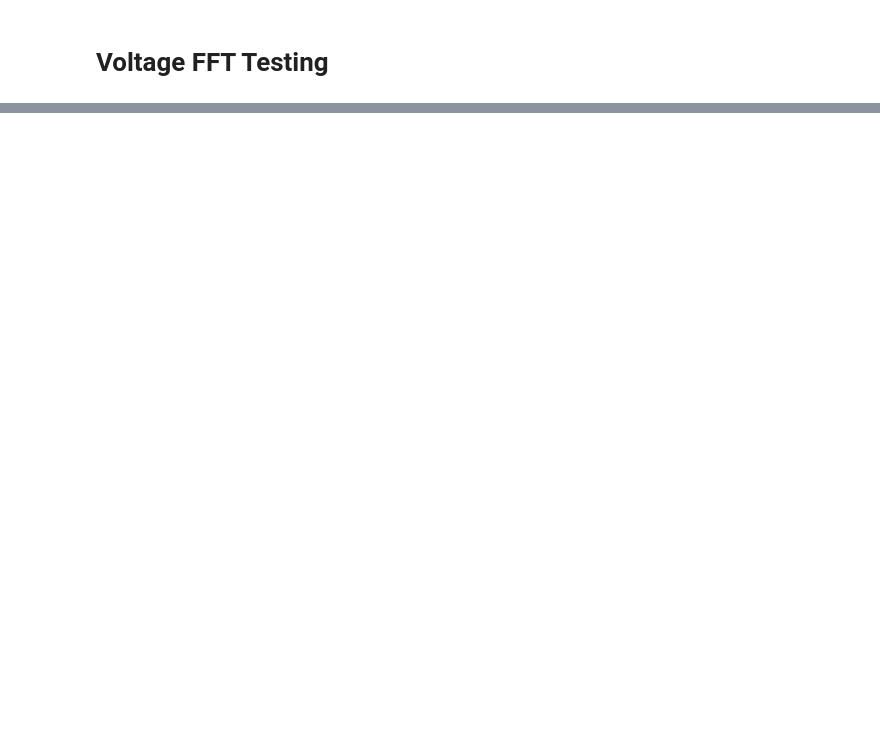
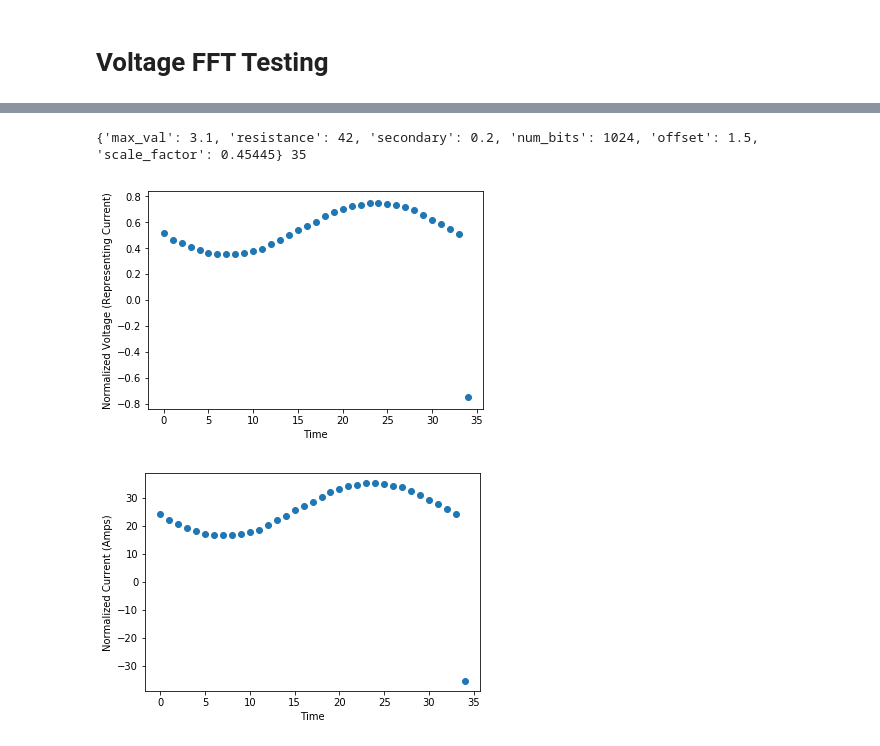
Before and after one commit to power-analyzer/backend, a Jupyter notebook: Voltage and Current FFT Test.ipynb, the cells around one changed output, grey strips where cells are left out. Saved outputs shown, nothing was run; the diff lists cells and outputs as text; code cells hidden in the pictures; blank space fills up the shorter version.

```diff
--- a/Voltage and Current FFT Test.ipynb
+++ b/Voltage and Current FFT Test.ipynb
@@ -77,0 +143,28 @@ abs_fft[1]/34*2/math.sqrt(2)
+# %%
+np_currents = np.array(currents)
+
+Iin = I_IN
+print(I_IN, len(np_currents))
+translated_i = ((np_currents/1024*3.1))
+
+Imax = max(translated_i)
+Imin = min(translated_i)
+offset = (Imin + Imax)/2.0
+
+translated_i = (translated_i - offset)
+
+# Normalize
+graph(translated_i, x_label="Time", y_label="Normalized Voltage (Representing Current)")
+
+x = translated_i
+# Convert Voltage to current
+# (6.406266326*10^12-5.308287991*10^9*I)*N^2*x
+# /(2.715290040*10^14*N+(1.326246007*10^9*I)*x-1.600357741*10^12*x)
+translated_i = (6.406266326E3-5.308287991j)*N*N*x \
+            /(2.715290040E5*N+1.326246007j*x-1.600357741E3*x)
+
+graph(translated_i, x_label="Time", y_label="Normalized Current (Amps)")
+# %% [output]
+{'max_val': 3.1, 'resistance': 42, 'secondary': 0.2, 'num_bits': 1024, 'offset': 1.5, 'scale_factor': 0.45445} 35
+[figure, added]
+[figure, added]
```
Also changed, not shown: parts of 24 cells of this notebook, 1 other file.
